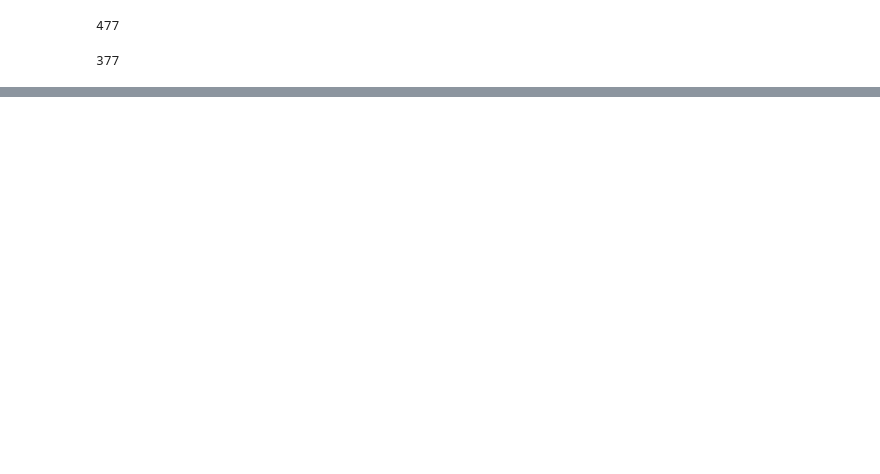
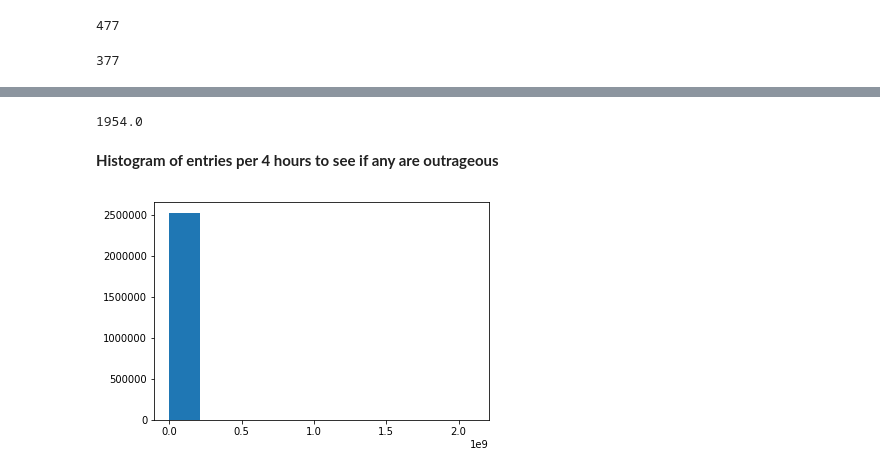
Before and after one commit to cstepien/campaign_positioning_at_mta_stations, a Jupyter notebook: challenge_set_1_courtney.ipynb, the cells around one changed output, grey strips where cells are left out. Cells and saved outputs as stored; diff of their text form; code cells hidden in the pictures; blank space fills up the shorter version.

```diff
--- a/challenge_set_1_courtney.ipynb
+++ b/challenge_set_1_courtney.ipynb
@@ -219,3 +207,5 @@ Remove missing data (dates at the start of each set of turnstile data, where we
+# %%
+time_series_df = time_series_df[time_series_df.ENTRY_DIFF >= 0]
 # %%
 time_series_df.shape
 # %% [output]
@@ -223,2 +212,0 @@ time_series_df.shape
-# %%
-time_series_df = time_series_df.dropna(subset=['ENTRY_DIFF'])
@@ -244,0 +251,11 @@ Name: DESC, dtype: int64
+# %%
+time_series_df.ENTRY_DIFF.quantile(0.999)
+# %% [output]
+1954.0
+# %% [markdown]
+**Histogram of entries per 4 hours to see if any are outrageous**
+# %%
+x = list(time_series_df['ENTRY_DIFF'])
+plt.hist(x);
+# %% [output]
+[figure, added]
```
Also changed, not shown: parts of 76 cells of this notebook.
